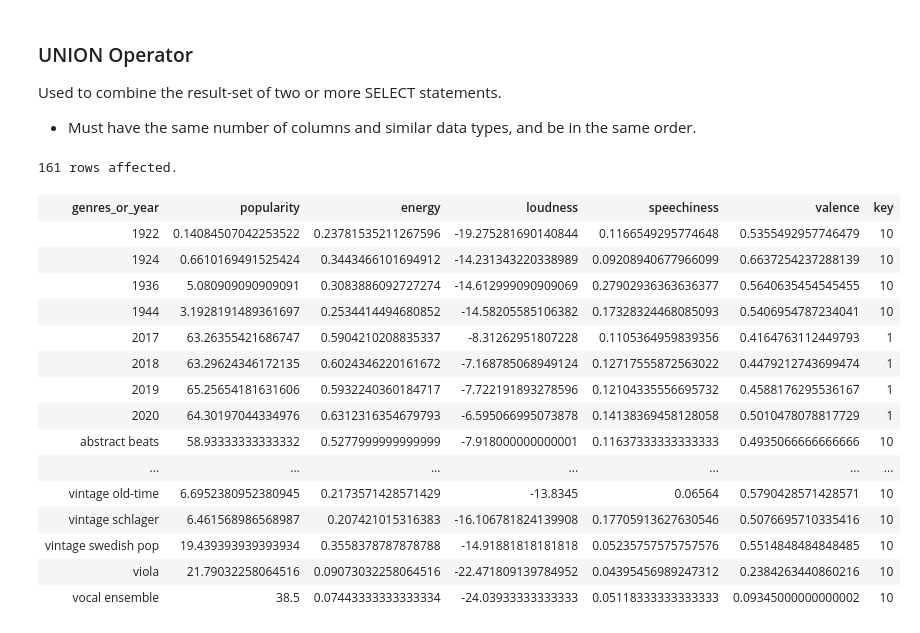
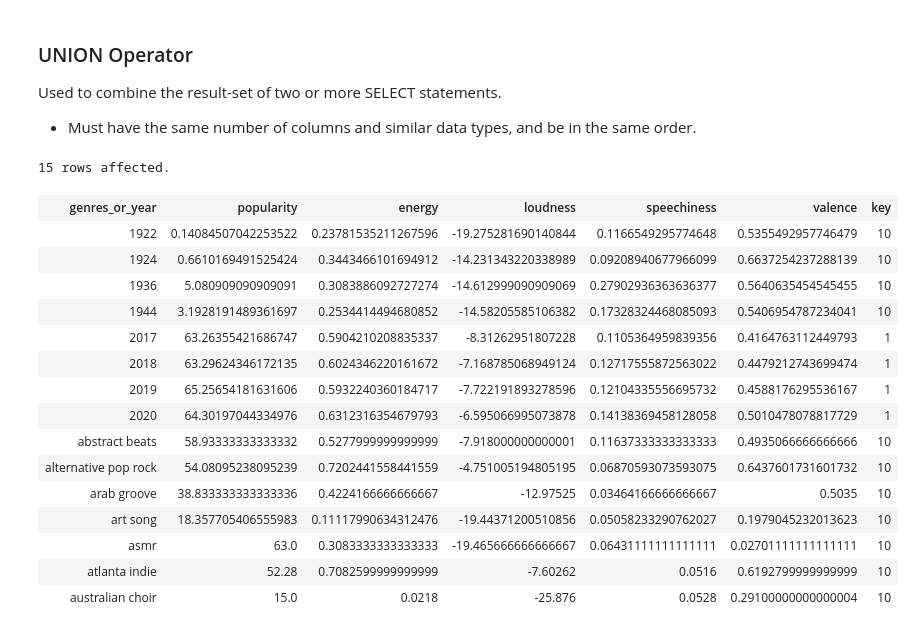
Before and after one commit to KevinKronk/sql-walkthrough-spotify, a Jupyter notebook: sql-walkthrough-spotify.ipynb, the cells around one changed output. Drawn from its saved outputs; the diff is of its cells as text; code cells hidden in the pictures.

```diff
--- a/sql-walkthrough-spotify.ipynb
+++ b/sql-walkthrough-spotify.ipynb
@@ -550,28 +550,29 @@ Used to combine the result-set of two or more SELECT statements.
 # %%
 %%sql
 SELECT genres AS genres_or_year, popularity, energy, loudness, speechiness, valence, key
 FROM genres
 WHERE key=10 OR popularity > 90
 UNION
 SELECT year, popularity, energy, loudness, speechiness, valence, key
 FROM years
 WHERE key=10 OR popularity > 60
-ORDER BY genres_or_year ASC;
+ORDER BY genres_or_year ASC
+LIMIT 15;
 # %% [output]
-161 rows affected.
+15 rows affected.
 | genres_or_year | popularity | energy | loudness | speechiness | valence | key |
 | 1922 | 0.14084507042253522 | 0.23781535211267596 | -19.275281690140844 | 0.1166549295774648 | 0.5355492957746479 | 10 |
 | 1924 | 0.6610169491525424 | 0.3443466101694912 | -14.231343220338989 | 0.09208940677966099 | 0.6637254237288139 | 10 |
 | 1936 | 5.080909090909091 | 0.3083886092727274 | -14.612999090909069 | 0.27902936363636377 | 0.5640635454545455 | 10 |
 | 1944 | 3.1928191489361697 | 0.2534414494680852 | -14.58205585106382 | 0.17328324468085093 | 0.5406954787234041 | 10 |
 | 2017 | 63.26355421686747 | 0.5904210208835337 | -8.31262951807228 | 0.1105364959839356 | 0.4164763112449793 | 1 |
 | 2018 | 63.29624346172135 | 0.6024346220161672 | -7.168785068949124 | 0.12717555872563022 | 0.4479212743699474 | 1 |
 | 2019 | 65.25654181631606 | 0.5932240360184717 | -7.722191893278596 | 0.12104335556695732 | 0.4588176295536167 | 1 |
 | 2020 | 64.30197044334976 | 0.6312316354679793 | -6.595066995073878 | 0.14138369458128058 | 0.5010478078817729 | 1 |
 | abstract beats | 58.93333333333332 | 0.5277999999999999 | -7.918000000000001 | 0.11637333333333333 | 0.4935066666666666 | 10 |
-| ... | ... | ... | ... | ... | ... | ... |
-| vintage old-time | 6.6952380952380945 | 0.2173571428571429 | -13.8345 | 0.06564 | 0.5790428571428571 | 10 |
-| vintage schlager | 6.461568986568987 | 0.207421015316383 | -16.106781824139908 | 0.17705913627630546 | 0.5076695710335416 | 10 |
-| vintage swedish pop | 19.439393939393934 | 0.3558378787878788 | -14.91881818181818 | 0.05235757575757576 | 0.5514848484848485 | 10 |
-| viola | 21.79032258064516 | 0.09073032258064516 | -22.471809139784952 | 0.04395456989247312 | 0.2384263440860216 | 10 |
-| vocal ensemble | 38.5 | 0.07443333333333334 | -24.03933333333333 | 0.05118333333333333 | 0.09345000000000002 | 10 |
+| alternative pop rock | 54.08095238095239 | 0.7202441558441559 | -4.751005194805195 | 0.06870593073593075 | 0.6437601731601732 | 10 |
+| arab groove | 38.833333333333336 | 0.4224166666666667 | -12.97525 | 0.03464166666666667 | 0.5035 | 10 |
+| art song | 18.357705406555983 | 0.11117990634312476 | -19.44371200510856 | 0.05058233290762027 | 0.1979045232013623 | 10 |
+| asmr | 63.0 | 0.3083333333333333 | -19.465666666666667 | 0.06431111111111111 | 0.02701111111111111 | 10 |
+| atlanta indie | 52.28 | 0.7082599999999999 | -7.60262 | 0.0516 | 0.6192799999999999 | 10 |
+| australian choir | 15.0 | 0.0218 | -25.876 | 0.0528 | 0.29100000000000004 | 10 |
```
